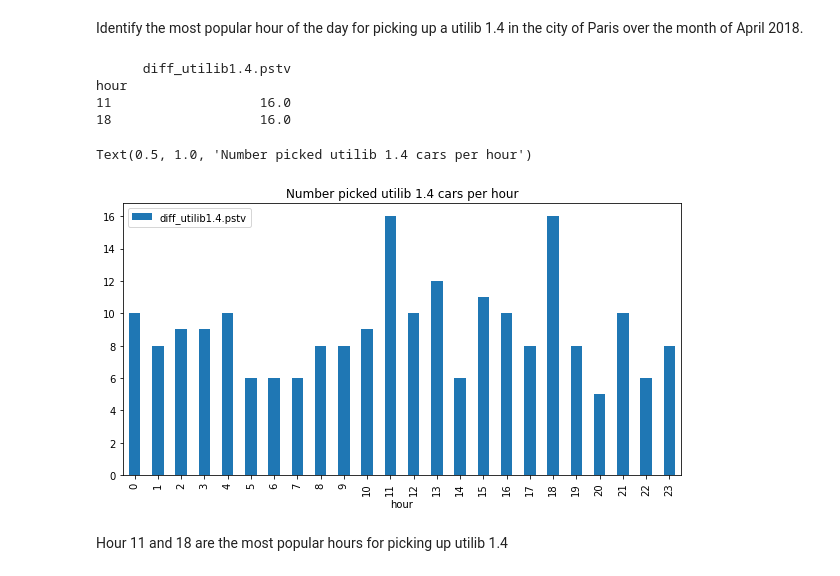
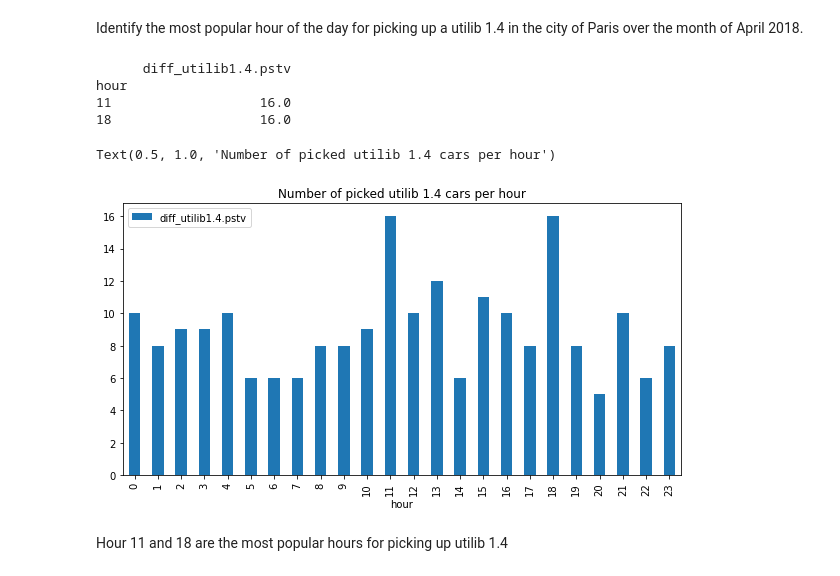
Before and after one commit to WilkisterMbaka/Electric-car-usage-in-Paris-Data-Analysis, a Jupyter notebook: Moringa_Data_Science_Prep_W4_Independent_Project_2022_04_Wilkister_Mbaka_Python.ipynb, the cells around one changed output. Cells and saved outputs as stored; diff of their text form; code cells hidden in the pictures.

```diff
--- a/Moringa_Data_Science_Prep_W4_Independent_Project_2022_04_Wilkister_Mbaka_Python.ipynb
+++ b/Moringa_Data_Science_Prep_W4_Independent_Project_2022_04_Wilkister_Mbaka_Python.ipynb
@@ -581,20 +591,20 @@ Identify the most popular hour of the day for picking up a utilib 1.4 in the cit
 # %%
 # Filter out the positive number from the diff_utilib1.4.pstv column (to be able to sum up picked up cars)
 df_paris_cars_pick = df_paris[df_paris['diff_utilib1.4.pstv'] > 0]
 df_paris_cars_pick
 
 # Groupby hour and sum up cars taken in that hour then get the most popular hour for picking up cars
 
 print(df_paris_cars_pick[['hour','diff_utilib1.4.pstv']].groupby('hour').sum().nlargest(2,'diff_utilib1.4.pstv'))
 df_paris_cars_pick[['hour','diff_utilib1.4.pstv']].groupby('hour').sum().plot.bar(figsize = (10, 5))
-plt.title('Number picked utilib 1.4 cars per hour')
+plt.title('Number of picked utilib 1.4 cars per hour')
 # %% [output]
       diff_utilib1.4.pstv
 hour
 11                   16.0
 18                   16.0
-Text(0.5, 1.0, 'Number picked utilib 1.4 cars per hour')
+Text(0.5, 1.0, 'Number of picked utilib 1.4 cars per hour')
-[figure, old version]
+[figure, new version]
 # %% [markdown]
 Hour 11 and 18 are the most popular hours for picking up utilib 1.4
 # %% [markdown]
```
Also changed, not shown: parts of 6 cells of this notebook.
